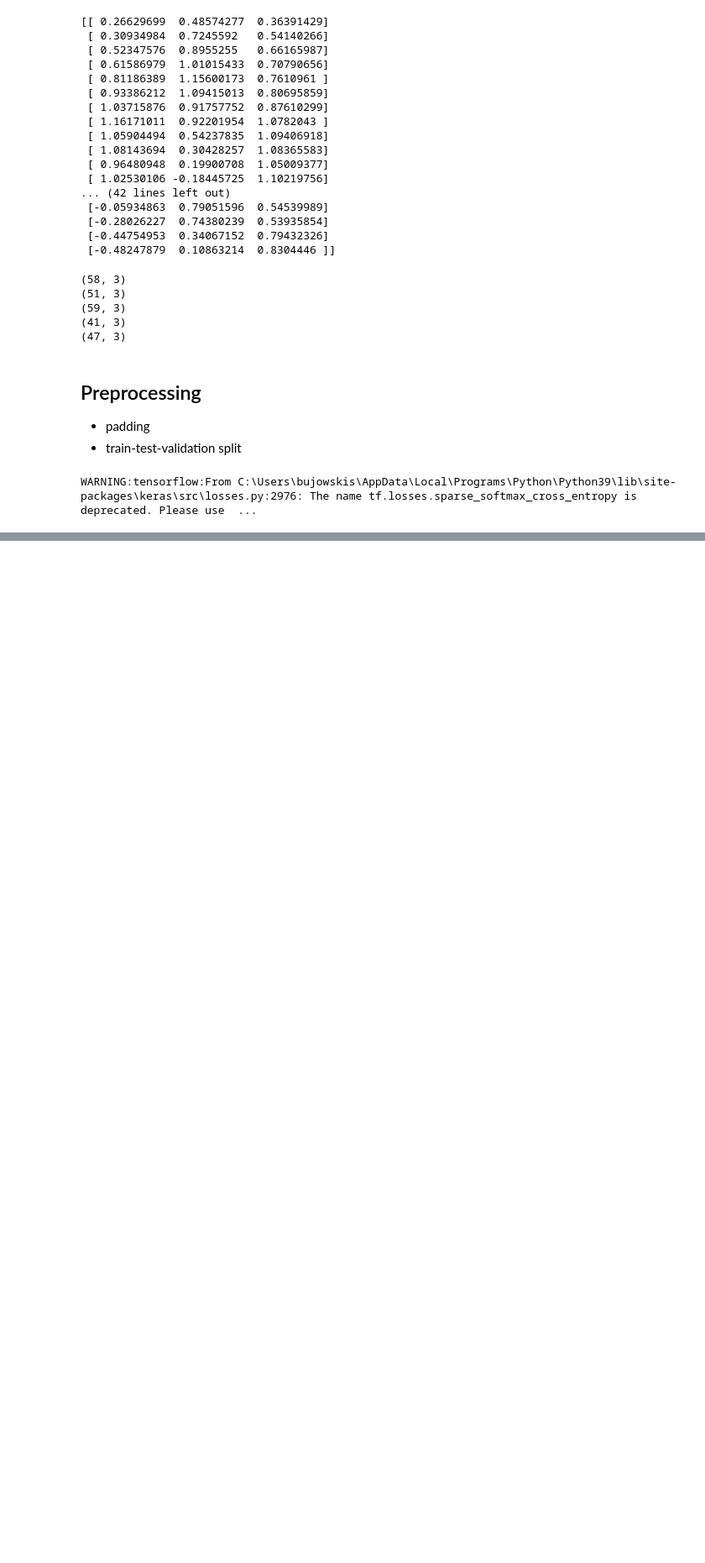
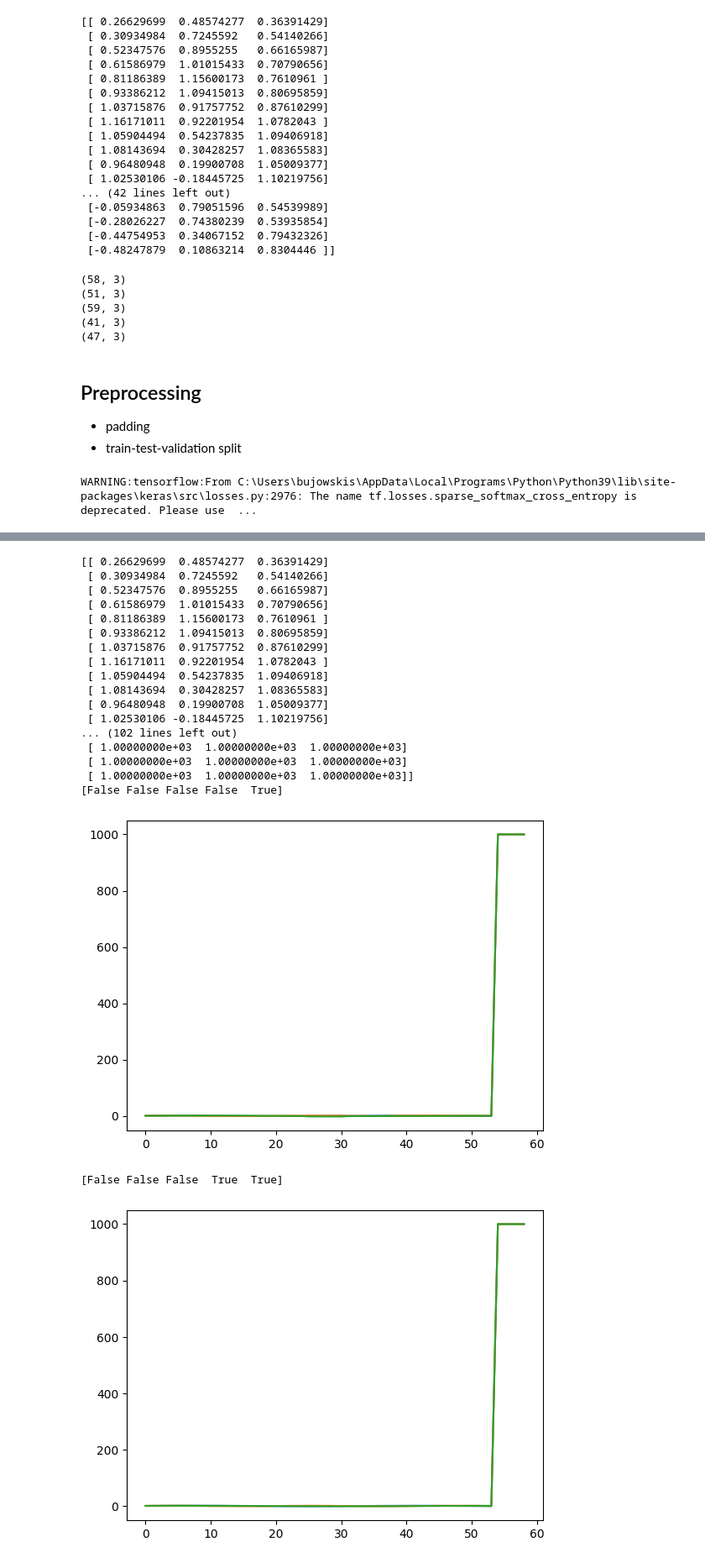
Before and after one commit to bujowskis/ai-experiments, a Jupyter notebook: candy-defects/ProjectData-progress.ipynb, the cells around one changed output, grey strips where cells are left out. Shown: that part at 84% size. Drawn from its saved outputs; the diff is of its cells as text; code cells hidden in the pictures; blank space fills up the shorter version.

```diff
--- a/candy-defects/ProjectData-progress.ipynb
+++ b/candy-defects/ProjectData-progress.ipynb
@@ -958,0 +348,29 @@ print(yl[0])
+# %%
+print(xl[0])
+print(xl_test[0])
+
+for i in range(5):
+    plt.plot(xl_test[i])
+    print(yl[i])
+    plt.show()
+# %% [output]
+[[ 0.26629699  0.48574277  0.36391429]
+ [ 0.30934984  0.7245592   0.54140266]
+ [ 0.52347576  0.8955255   0.66165987]
+ [ 0.61586979  1.01015433  0.70790656]
+ [ 0.81186389  1.15600173  0.7610961 ]
+ [ 0.93386212  1.09415013  0.80695859]
+ [ 1.03715876  0.91757752  0.87610299]
+ [ 1.16171011  0.92201954  1.0782043 ]
+ [ 1.05904494  0.54237835  1.09406918]
+ [ 1.08143694  0.30428257  1.08365583]
+ [ 0.96480948  0.19900708  1.05009377]
+ [ 1.02530106 -0.18445725  1.10219756]
+... (102 lines left out)
+ [ 1.00000000e+03  1.00000000e+03  1.00000000e+03]
+ [ 1.00000000e+03  1.00000000e+03  1.00000000e+03]
+ [ 1.00000000e+03  1.00000000e+03  1.00000000e+03]]
+[False False False False  True]
+[figure, added]
+[False False False  True  True]
+[figure, added]
```
Also changed, not shown: parts of 31 cells of this notebook, 3 other files.
